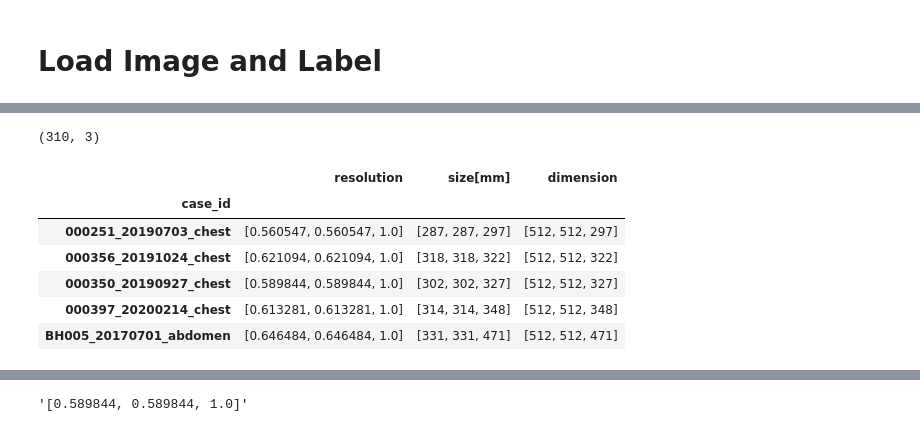
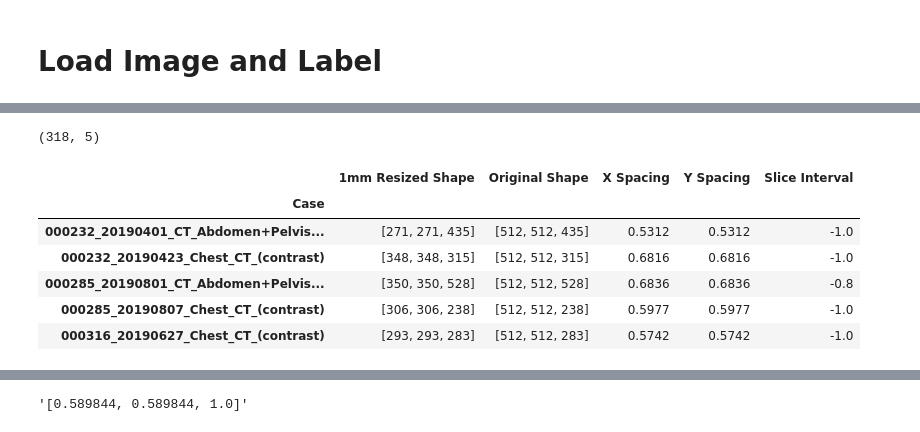
Before and after one commit to JungOhLee/BoneMeta_nb, a Jupyter notebook: Preprocessing/ResampleImages.ipynb, the cells around one changed output, grey strips where cells are left out. Drawn from its saved outputs; the diff is of its cells as text; code cells hidden in the pictures.

```diff
--- a/Preprocessing/ResampleImages.ipynb
+++ b/Preprocessing/ResampleImages.ipynb
@@ -54,7 +55,7 @@ all_1mm_label_dir = '/workspace/BoneMeta_all_1mm/labels'
 z_1mm_image_dir = '/workspace/BoneMeta_z_1mm/images'
 z_1mm_label_dir = '/workspace/BoneMeta_z_1mm/labels'
 
-data_info_path = '/workspace/DataInfo/data_info.csv'
+data_info_path = '/workspace/DataInfo/data_info_V_2022_04_27.csv'
 
 
 def get_label_path(file):
@@ -86,15 +88,15 @@ data_info.head()
 # %%
-ct_info = data_info.loc[:,['case_id', 'resolution', 'size[mm]', 'dimension']]
+ct_info = data_info.loc[:,['Case', '1mm Resized Shape', 'Original Shape', 'X Spacing', 'Y Spacing', 'Slice Interval']]
 ct_info.drop_duplicates(inplace=True)
-ct_info.set_index('case_id',inplace=True)
+ct_info.set_index('Case',inplace=True)
 print(ct_info.shape)
 ct_info.head()
 # %% [output]
-(310, 3)
+(318, 5)
-|  | resolution | size[mm] | dimension |
-| case_id |  |  |  |
-| 000251_20190703_chest | [0.560547, 0.560547, 1.0] | [287, 287, 297] | [512, 512, 297] |
-| 000356_20191024_chest | [0.621094, 0.621094, 1.0] | [318, 318, 322] | [512, 512, 322] |
-| 000350_20190927_chest | [0.589844, 0.589844, 1.0] | [302, 302, 327] | [512, 512, 327] |
-| 000397_20200214_chest | [0.613281, 0.613281, 1.0] | [314, 314, 348] | [512, 512, 348] |
-| BH005_20170701_abdomen | [0.646484, 0.646484, 1.0] | [331, 331, 471] | [512, 512, 471] |
+|  | 1mm Resized Shape | Original Shape | X Spacing | Y Spacing | Slice Interval |
+| Case |  |  |  |  |  |
+| 000232_20190401_CT_Abdomen+Pelvis... | [271, 271, 435] | [512, 512, 435] | 0.5312 | 0.5312 | -1.0 |
+| 000232_20190423_Chest_CT_(contrast) | [348, 348, 315] | [512, 512, 315] | 0.6816 | 0.6816 | -1.0 |
+| 000285_20190801_CT_Abdomen+Pelvis... | [350, 350, 528] | [512, 512, 528] | 0.6836 | 0.6836 | -0.8 |
+| 000285_20190807_Chest_CT_(contrast) | [306, 306, 238] | [512, 512, 238] | 0.5977 | 0.5977 | -1.0 |
+| 000316_20190627_Chest_CT_(contrast) | [293, 293, 283] | [512, 512, 283] | 0.5742 | 0.5742 | -1.0 |
```
Also changed, not shown: parts of 23 cells of this notebook, 23 other files.
